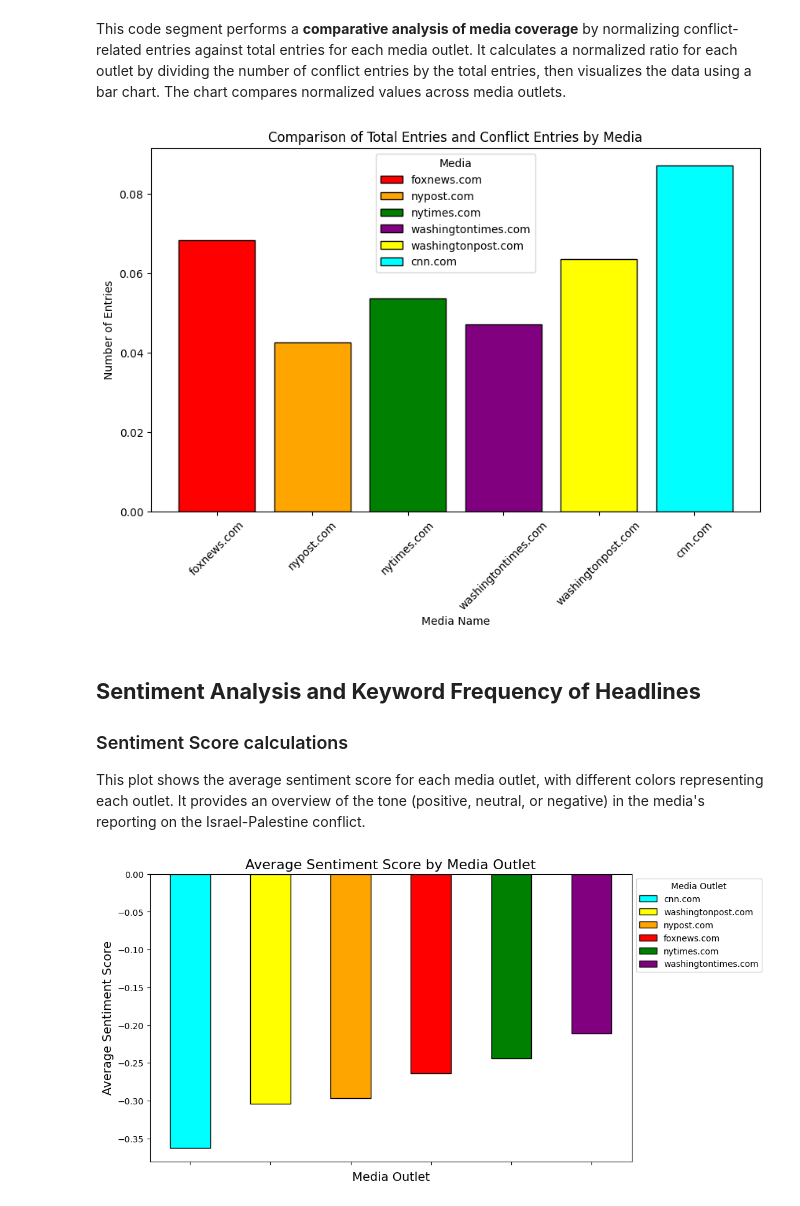
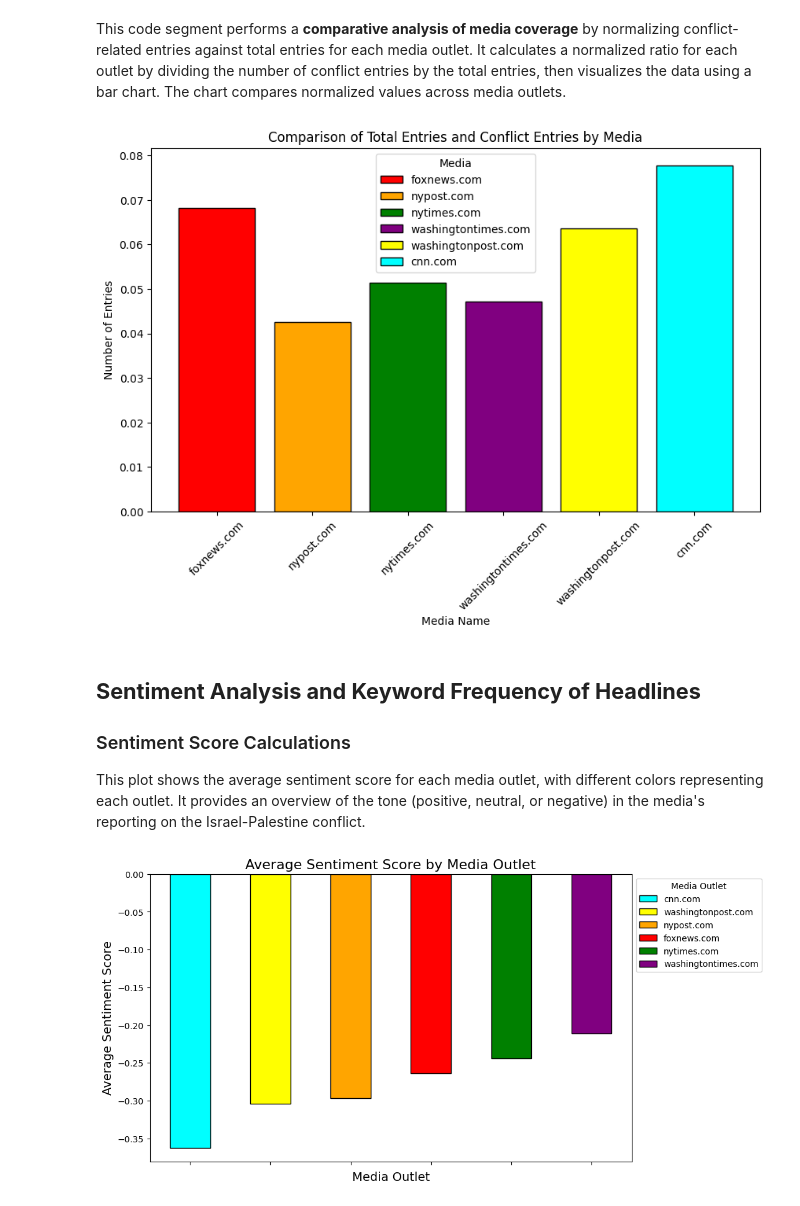
Before and after one commit to tinasophie15/FCSS-Project-Group-10, a Jupyter notebook: code/group10.ipynb, the cells around one changed output. Drawn from its saved outputs; the diff is of its cells as text; code cells hidden in the pictures.

```diff
--- a/code/group10.ipynb
+++ b/code/group10.ipynb
@@ -176,22 +176,22 @@ def clean_media_data(file_path):
 Read in the news CSV files from our chosen media outlets.
 # %%
 fox_file_path = Path('..') / 'data' / 'fox.csv'
-fox_cleaned = clean_media_data(fox_file_path)
+fox_cleaned, fox_entries = clean_media_data(fox_file_path)
 
 cnn_file_path = Path('..') / 'data' / 'cnn.csv'
-cnn_cleaned = clean_media_data(cnn_file_path)
+cnn_cleaned, cnn_entries = clean_media_data(cnn_file_path)
 
 nypost_file_path = Path('..') / 'data' / 'nypost.csv'
-nypost_cleaned = clean_media_data(nypost_file_path)
+nypost_cleaned, nypost_entries = clean_media_data(nypost_file_path)
 
 nytimes_file_path = Path('..') / 'data' / 'nytimes.csv'
-nytimes_cleaned = clean_media_data(nytimes_file_path)
+nytimes_cleaned, nytimes_entries = clean_media_data(nytimes_file_path)
 
 washingtonpost_file_path = Path('..') / 'data' / 'washingtonpost.csv'
-washingtonpost_cleaned = clean_media_data(washingtonpost_file_path)
+washingtonpost_cleaned, washingtonpost_entries = clean_media_data(washingtonpost_file_path)
 
 washingtontimes_file_path = Path('..') / 'data' / 'washingtontimes.csv'
-washingtontimes_cleaned = clean_media_data(washingtontimes_file_path)
+washingtontimes_cleaned, washingtontimes_entries = clean_media_data(washingtontimes_file_path)
 # %% [output]
 Number of entries for foxnews.com: 52599
 Number of entries for cnn.com: 9351
@@ -202,45 +202,30 @@ Number of entries for washingtontimes.com: 29683
 # %% [markdown]
 This code segment performs a **comparative analysis of media coverage** by normalizing conflict-related entries against total entries for each media outlet. It calculates a normalized ratio for each outlet by dividing the number of conflict entries by the total entries, then visualizes the data using a bar chart. The chart compares normalized values across media outlets.
 # %%
-total_entries = {
-    'foxnews.com': 52599,
-    'cnn.com': 9351,
-    'nypost.com': 71485,
-    'nytimes.com': 43011,
-    'washingtonpost.com': 16747,
-    'washingtontimes.com': 29683
-}
-
-conflict_entries = {
-    'foxnews.com': 3590,
-    'nypost.com': 3048,
-    'nytimes.com': 2312,
-    'washingtontimes.com': 1398,
-    'washingtonpost.com': 1066,
-    'cnn.com': 815
-}
+total_entries = {**fox_entries, **cnn_entries, **nypost_entries,
+                 **nytimes_entries, **washingtonpost_entries, **washingtontimes_entries}
 
 normalized_data = {
-    key: conflict_entries[key] / total_entries[key]
-    for key in conflict_entries
+    key: media_counts_conflict.to_dict()[key] / total_entries[key]
+    for key in media_counts_conflict.to_dict()
 }
 
 fig, ax = plt.subplots(figsize=(10, 6))
 for media in normalized_data:
     ax.bar(media, normalized_data[media], color=color_map[media], label=media, edgecolor='black')
 
 ax.set_xlabel('Media Name')
 ax.set_ylabel('Number of Entries')
 ax.set_title('Comparison of Total Entries and Conflict Entries by Media')
 ax.legend(title='Media')
 plt.xticks(rotation=45)
 plt.show()
 # %% [output]
-[figure, old version]
+[figure, new version]
 # %% [markdown]
 ## **Sentiment Analysis and Keyword Frequency of Headlines**
 
-### Sentiment Score calculations
+### Sentiment Score Calculations
 
 This plot shows the average sentiment score for each media outlet, with different colors representing each outlet. It provides an overview of the tone (positive, neutral, or negative) in the media's reporting on the Israel-Palestine conflict.
 # %%
```
Also changed, not shown: parts of 24 cells of this notebook.
